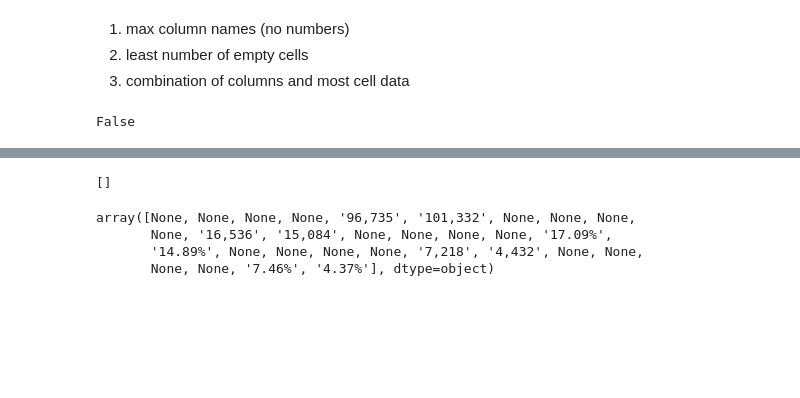
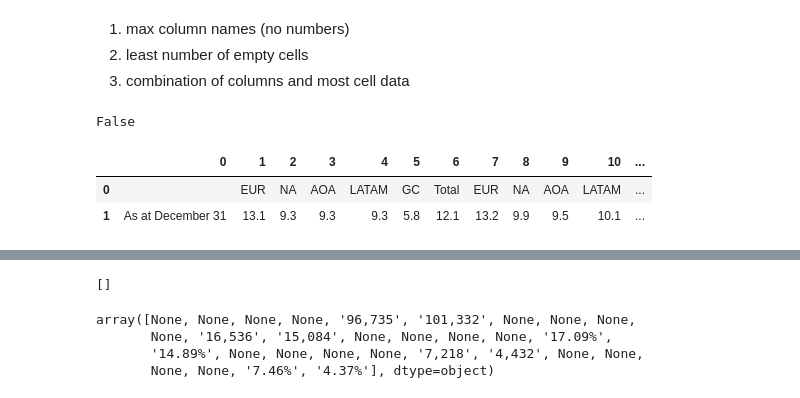
Before and after one commit to Arnav-Kapoor/ChatWithPDF, a Jupyter notebook: chat_with_pdf.ipynb, the cells around one changed output, grey strips where cells are left out. Drawn from its saved outputs; the diff is of its cells as text; code cells hidden in the pictures; blank space fills up the shorter version.

```diff
--- a/chat_with_pdf.ipynb
+++ b/chat_with_pdf.ipynb
@@ -341,7 +339,8 @@ import matplotlib.pyplot as plt
 import camelot
 import tabula
 # %%
-pdf_path="adani_q1fy26_results.pdf"
+# pdf_path="adani_q1fy26_results.pdf"
+pdf_path="nestle_report.pdf"
 pdf=pdfplumber.open(pdf_path)
 # %%
 from collections import defaultdict
@@ -351,8 +350,11 @@ tabula_tables=defaultdict(list)
 adjustment_factor=5
 
 for j,page in enumerate(pdf.pages):
-    print(j+1)
+    # print(j+1)
+    page_number=page.page_number
+    print(page_number)
     page_height = float(page.height)
+    page_width=float(page.width)
     page_img=page.to_image().original
     inputs = image_processor(images=page_img, return_tensors="pt")
     outputs = model(**inputs)
@@ -378,7 +380,7 @@ for j,page in enumerate(pdf.pages):
         x0, y0, x1, y1 = box.tolist()
 
         #pdfplumber
-        bbox_pdf = (x0-adjustment_factor,   y0-adjustment_factor, x1+adjustment_factor,  y1+adjustment_factor)
+        bbox_pdf = (max(0,x0-adjustment_factor),   max(0,y0-adjustment_factor), min(page_width,x1+adjustment_factor),  min(page_height,y1+adjustment_factor))
 
         # Crop region
         cropped_page = page.within_bbox(bbox_pdf)
@@ -398,29 +400,30 @@ for j,page in enumerate(pdf.pages):
             # print(columns)
             if len(columns)>0:
                 # print(pd.DataFrame(columns=columns,data=table[1:]))
-                pdfplumber_tables[j+1].append(pd.DataFrame(columns=columns,data=table[1:]))
+                pdfplumber_tables[page_number].append(pd.DataFrame(columns=columns,data=table[1:]))
         print("pdfplumber done")
 
         #camelot
         # print(f"{x0-10},{page_height-y0-10},{x1+10},{page_height-y1+10}")
-
-        camelot_table = camelot.read_pdf(pdf_path, pages=f"{j+1}",flavor='stream',row_tol=8,table_areas=[f"{x0-adjustment_factor},{page_height-y0-adjustment_factor},{x1+adjustment_factor},{page_height-y1+adjustment_factor}"])
-
-
-        if len(camelot_table) > 0:
-            camelot_tables[j+1].append(camelot_table[0].df)
+        # print(f"{max(0,x0-adjustment_factor)},{page_height-y0-adjustment_factor},{min(page_width,x1+adjustment_factor)},{page_height-y1+adjustment_factor}")
+        try:
+            camelot_table = camelot.read_pdf(pdf_path, pages=f"{page_number}",flavor='stream',row_tol=8,table_areas=[f"{max(0,x0-adjustment_factor)},{page_height-y0-adjustment_factor},{min(page_width,x1+adjustment_factor)},{page_height-y1+adjustment_factor}"])
+            if len(camelot_table) > 0:
+                camelot_tables[page_number].append(camelot_table[0].df)
+        except:
+            print("camelot error")
 
         print("camelot done")
 
         #tabula
         tabula_table = tabula.read_pdf(
             pdf_path,
-            pages=j+1,
-            area=[y0-adjustment_factor,x0-adjustment_factor,y1+adjustment_factor,x1+adjustment_factor],       #coordinates in points
+            pages=page_number,
+            area=[max(0,y0-adjustment_factor),max(0,x0-adjustment_factor),min(page_height,y1+adjustment_factor),min(page_width,x1+adjustment_factor)],       #coordinates in points
             encoding="cp1252",
             stream=True
         )
-        tabula_tables[j+1].extend(tabula_table)
+        tabula_tables[page_number].extend(tabula_table)
         print("tabula done")
 # %% [output]
 1
@@ -605,6 +764,12 @@ def process_columns(table,plumber_table):
     return table
 # %%
 # list(pdfplumber_tables.keys())+list(tabula_tables.keys())+list(camelot_tables.keys())
+# %%
+camelot_tables[52][0]
+# %% [output]
+|  | 0 | 1 | 2 | 3 | 4 | 5 | 6 | 7 | 8 | 9 | 10 | ... |
+| 0 |  | EUR | NA | AOA | LATAM | GC | Total | EUR | NA | AOA | LATAM | ... |
+| 1 | As at December 31 | 13.1 | 9.3 | 9.3 | 9.3 | 5.8 | 12.1 | 13.2 | 9.9 | 9.5 | 10.1 | ... |
 # %%
 #finding the method with the highest number of valid cells
 #checking highest number of valid columns
```
Also changed, not shown: parts of 34 cells of this notebook, 1 other file.
